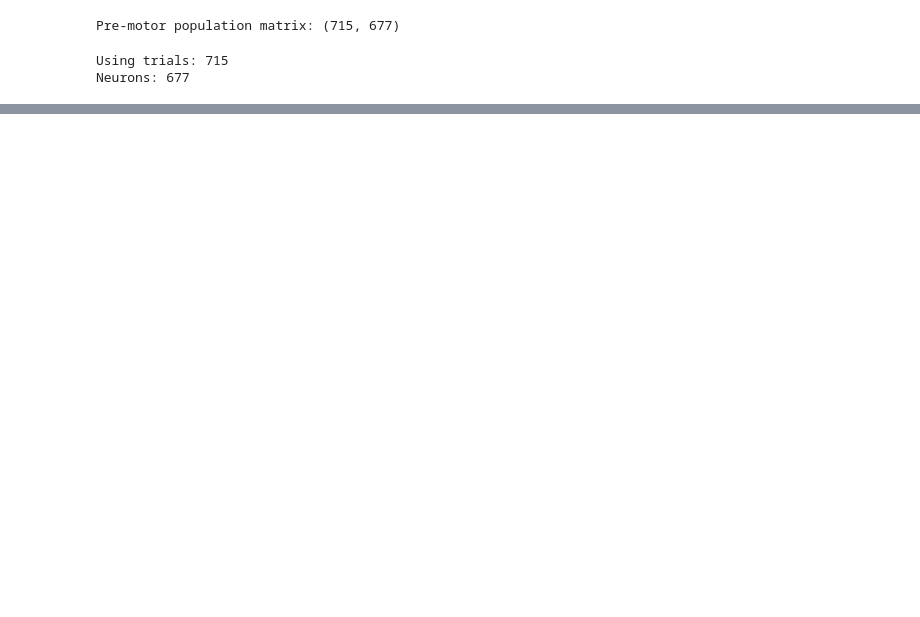
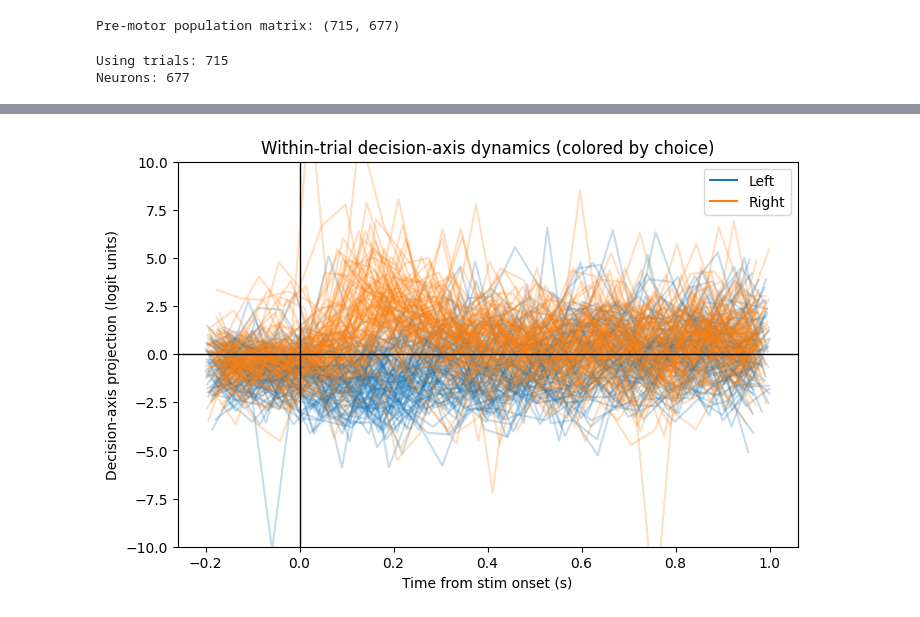
Before and after one commit to kbstafford/decisivetimes, a Jupyter notebook: jason/9_neural_dsi/pilot_analysis.ipynb, the cells around one changed output, grey strips where cells are left out. Drawn from its saved outputs; the diff is of its cells as text; code cells hidden in the pictures; blank space fills up the shorter version.

```diff
--- a/jason/9_neural_dsi/pilot_analysis.ipynb
+++ b/jason/9_neural_dsi/pilot_analysis.ipynb
@@ -289,0 +370,78 @@ eval_subset("Incorrect", mask_err)
+# %%
+# --- Inputs you should already have from your per-session binning script ---
+# counts: (n_neurons, n_bins) from bincount2D(spike_times, spike_clusters, xbin=bin_size)
+# bin_edges: (n_bins+1,)
+# trials_df: includes stimOn_times, firstMovement_times, choice
+# model: Pipeline([("scaler", StandardScaler()), ("clf", LogisticRegression(...))]).fit(...)
+
+bin_centers = 0.5 * (bin_edges[:-1] + bin_edges[1:])
+bin_size = float(bin_edges[1] - bin_edges[0])
+
+# Decision axis in standardized space
+scaler = model.named_steps["scaler"]
+clf = model.named_steps["clf"]
+w = clf.coef_.ravel()
+b = float(clf.intercept_.ravel()[0])
+
+def trial_trajectory_projection(
+    counts, bin_centers, stim_time, t_before=0.2, t_after=1.0,
+):
+    """Return (t_rel, proj) for a fixed window around stimulus."""
+    t0 = stim_time - t_before
+    t1 = stim_time + t_after
+
+    i0 = np.searchsorted(bin_centers, t0, side="left")
+    i1 = np.searchsorted(bin_centers, t1, side="right")
+    if i1 <= i0:
+        return None, None
+
+    # population vectors over time: shape (n_time, n_neurons)
+    X_t = counts[:, i0:i1].T  # (T, N)
+
+    # Convert counts/bin to rates (optional but often nicer)
+    X_t = X_t / bin_size
+
+    # Standardize with training scaler; project
+    Z_t = scaler.transform(X_t)
+    proj_t = Z_t @ w + b
+
+    t_rel = bin_centers[i0:i1] - stim_time
+    return t_rel, proj_t
+
+# ---- Plot: spaghetti trajectories colored by choice ----
+choice = trials_df["choice"].to_numpy()
+stim = trials_df["stimOn_times"].to_numpy()
+
+# keep only L/R and finite stim times
+mask = np.isin(choice, [-1, 1]) & np.isfinite(stim)
+
+# Optional: limit number of trials per choice for readability
+max_per_choice = 100
+idx_L = np.where(mask & (choice == -1))[0][:max_per_choice]
+idx_R = np.where(mask & (choice ==  1))[0][:max_per_choice]
+
+plt.figure(figsize=(8, 5))
+
+for i in idx_L:
+    t_rel, proj = trial_trajectory_projection(counts, bin_centers, stim[i], t_before=0.2, t_after=1.0)
+    if t_rel is not None:
+        plt.plot(t_rel, proj, color="tab:blue", alpha=0.25)
+
+for i in idx_R:
+    t_rel, proj = trial_trajectory_projection(counts, bin_centers, stim[i], t_before=0.2, t_after=1.0)
+    if t_rel is not None:
+        plt.plot(t_rel, proj, color="tab:orange", alpha=0.25)
+
+plt.axvline(0, color="k", lw=1)
+plt.axhline(0, color="k", lw=1)
+plt.xlabel("Time from stim onset (s)")
+plt.ylabel("Decision-axis projection (logit units)")
+plt.title("Within-trial decision-axis dynamics (colored by choice)")
+plt.legend(handles=[
+    plt.Line2D([], [], color="tab:blue", label="Left"),
+    plt.Line2D([], [], color="tab:orange", label="Right"),
+], loc="best")
+plt.ylim([-10, 10])
+plt.show()
+# %% [output]
+[figure, added]
```
Also changed, not shown: parts of 12 cells of this notebook.
